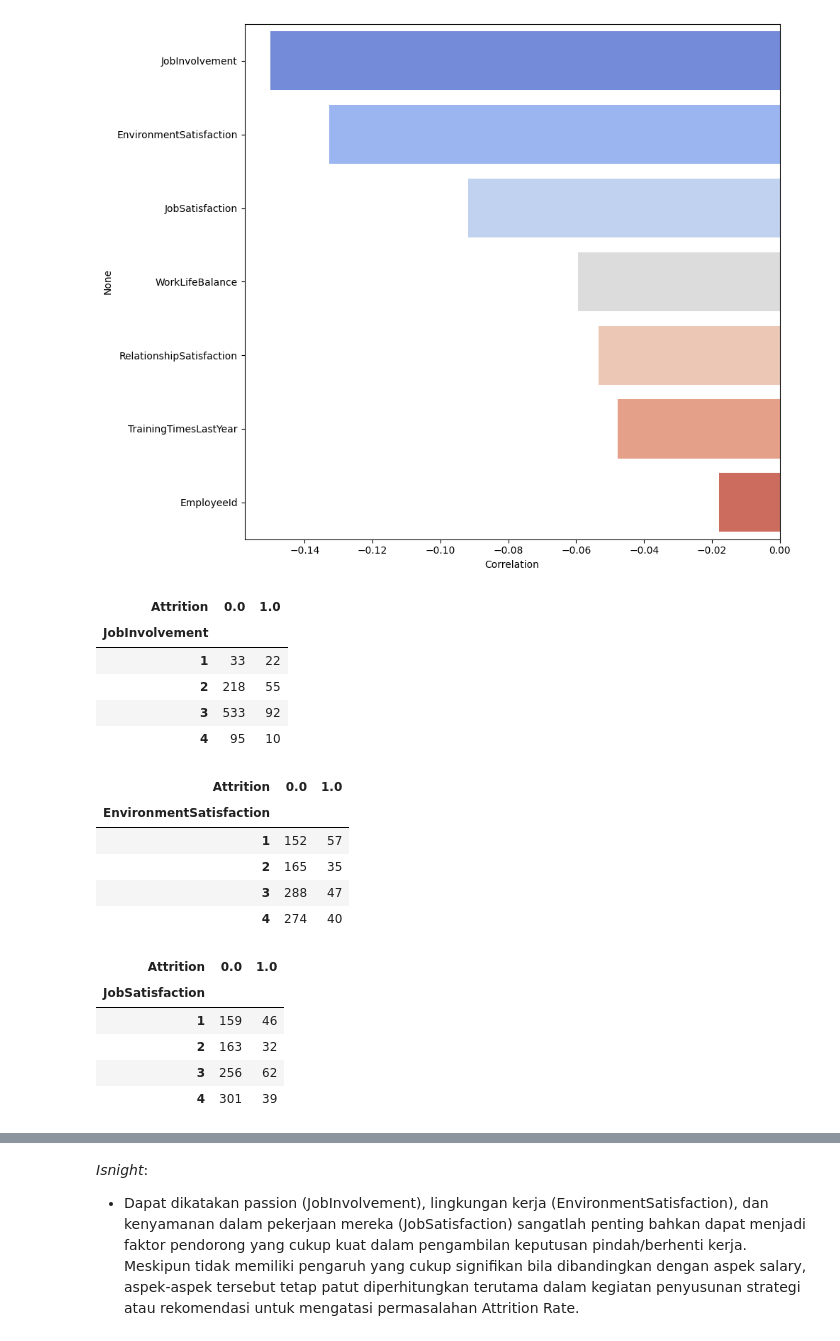
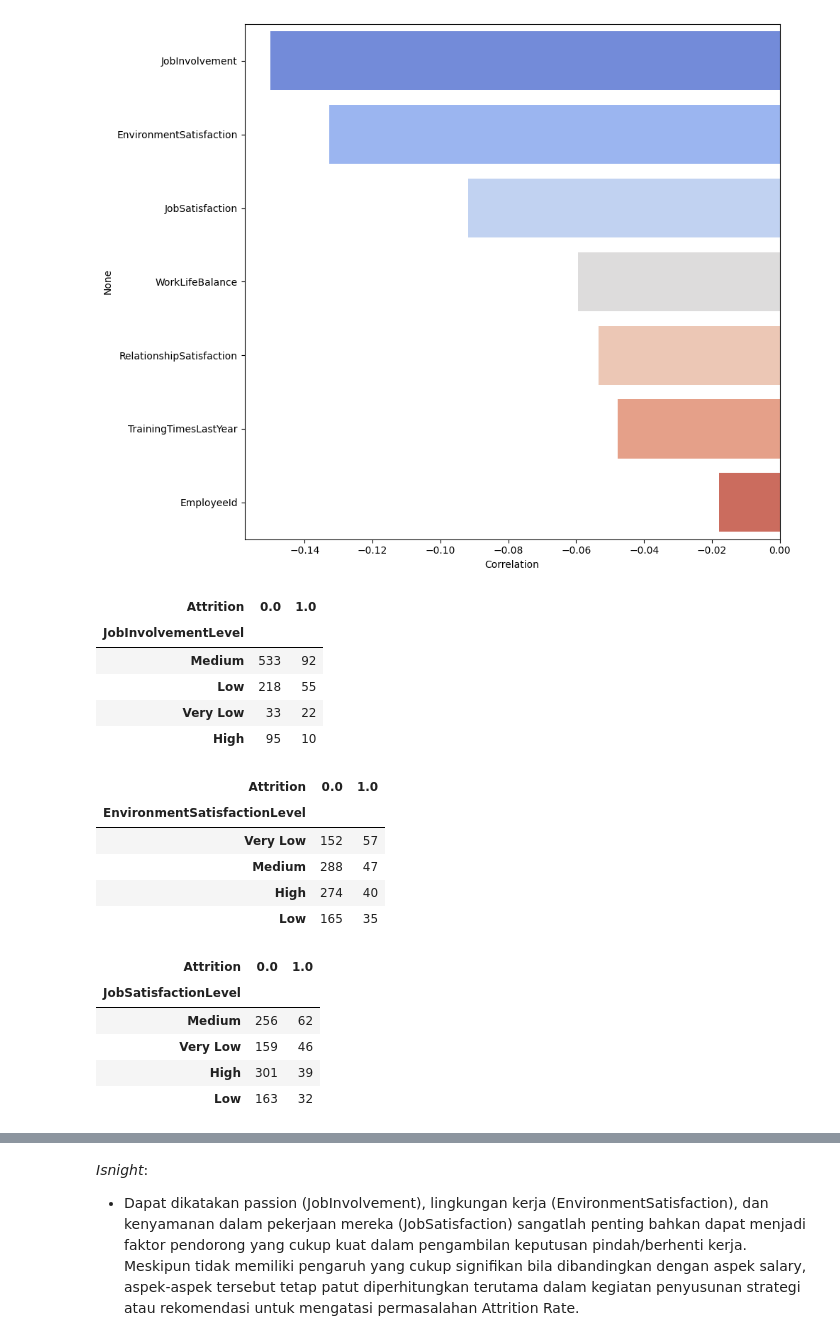
Before and after one commit to Sulbae/HR-Dashboard, a Jupyter notebook: notebook.ipynb, the cells around one changed output, grey strips where cells are left out. Drawn from its saved outputs; the diff is of its cells as text; code cells hidden in the pictures.

```diff
--- a/notebook.ipynb
+++ b/notebook.ipynb
@@ -689,39 +689,45 @@ Passing `palette` without assigning `hue` is deprecated and will be removed in v
 
   sns.barplot(x=satis_corr.values, y=satis_corr.index, palette='coolwarm', legend=False)
 [figure]
+# %%
+satisfaction_map = {1: 'Very Low', 2: 'Low', 3: 'Medium', 4: 'High'}
+
+satisfaction_df['JobInvolvementLevel'] = satisfaction_df['JobInvolvement'].map(satisfaction_map)
+satisfaction_df['EnvironmentSatisfactionLevel'] = satisfaction_df['EnvironmentSatisfaction'].map(satisfaction_map)
+satisfaction_df['JobSatisfactionLevel'] = satisfaction_df['JobSatisfaction'].map(satisfaction_map)
 # %%
-att_involve = satisfaction_df.groupby('JobInvolvement')['Attrition'].value_counts().unstack()
+att_involve = satisfaction_df.groupby('JobInvolvementLevel')['Attrition'].value_counts().unstack()
 
-att_involve.sort_values(by='JobInvolvement', ascending=True)
+att_involve.sort_values(by=1, ascending=False)
 # %% [output]
 | Attrition | 0.0 | 1.0 |
-| JobInvolvement |  |  |
-| 1 | 33 | 22 |
-| 2 | 218 | 55 |
-| 3 | 533 | 92 |
-| 4 | 95 | 10 |
+| JobInvolvementLevel |  |  |
+| Medium | 533 | 92 |
+| Low | 218 | 55 |
+| Very Low | 33 | 22 |
+| High | 95 | 10 |
 # %%
-att_envsat = satisfaction_df.groupby('EnvironmentSatisfaction')['Attrition'].value_counts().unstack()
+att_envsat = satisfaction_df.groupby('EnvironmentSatisfactionLevel')['Attrition'].value_counts().unstack()
 
-att_envsat.sort_values(by='EnvironmentSatisfaction', ascending=True)
+att_envsat.sort_values(by=1, ascending=False)
 # %% [output]
 | Attrition | 0.0 | 1.0 |
-| EnvironmentSatisfaction |  |  |
-| 1 | 152 | 57 |
-| 2 | 165 | 35 |
-| 3 | 288 | 47 |
-| 4 | 274 | 40 |
+| EnvironmentSatisfactionLevel |  |  |
+| Very Low | 152 | 57 |
+| Medium | 288 | 47 |
+| High | 274 | 40 |
+| Low | 165 | 35 |
 # %%
-att_jobsat = satisfaction_df.groupby('JobSatisfaction')['Attrition'].value_counts().unstack()
+att_jobsat = satisfaction_df.groupby('JobSatisfactionLevel')['Attrition'].value_counts().unstack()
 
-att_jobsat.sort_values(by='JobSatisfaction', ascending=True)
+att_jobsat.sort_values(by=1, ascending=False)
 # %% [output]
 | Attrition | 0.0 | 1.0 |
-| JobSatisfaction |  |  |
-| 1 | 159 | 46 |
-| 2 | 163 | 32 |
-| 3 | 256 | 62 |
-| 4 | 301 | 39 |
+| JobSatisfactionLevel |  |  |
+| Medium | 256 | 62 |
+| Very Low | 159 | 46 |
+| High | 301 | 39 |
+| Low | 163 | 32 |
 # %%
 fig, axes = plt.subplots(1, 3, figsize=(20, 5))
 
```
Also changed, not shown: parts of 12 cells of this notebook, 3 other files.
